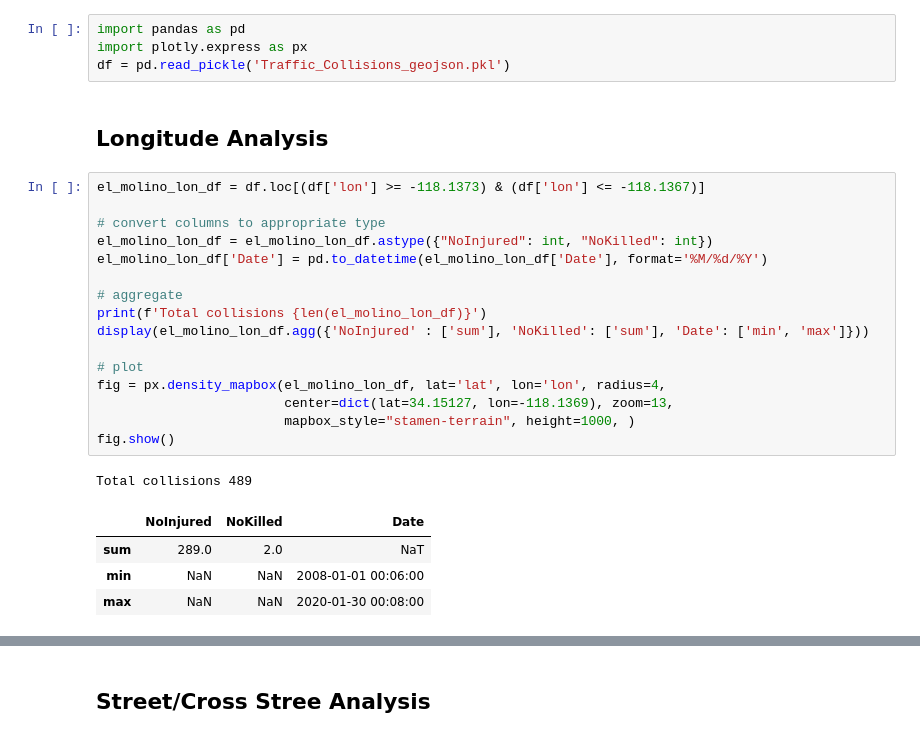
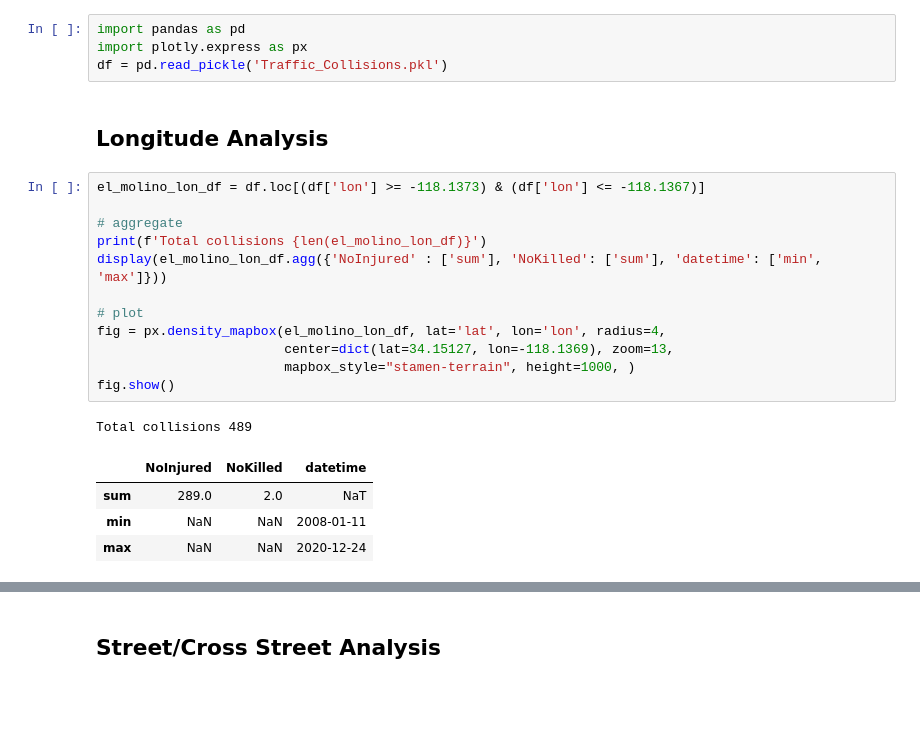
Before and after one commit to mstumbo/pasadena_crash_data, a Jupyter notebook: El_Molino_Traffic_Collision_Stats.ipynb, the cells around one changed output, grey strips where cells are left out. Saved outputs shown, nothing was run; the diff lists cells and outputs as text; blank space fills up the shorter version.

Commit message:
format traffic collision data
Updated pkl file to include properly type cast fields for
* NoInjured
* NoKilled
* PtyAtFault
* PartyAge1
* PartyAge2

```diff
--- a/El_Molino_Traffic_Collision_Stats.ipynb
+++ b/El_Molino_Traffic_Collision_Stats.ipynb
@@ -23,35 +23,31 @@ Street/Cross Street | 574 | 307 | 2
 # %%
 import pandas as pd
 import plotly.express as px
-df = pd.read_pickle('Traffic_Collisions_geojson.pkl')
+df = pd.read_pickle('Traffic_Collisions.pkl')
 # %% [markdown]
 ## Longitude Analysis
 # %%
 el_molino_lon_df = df.loc[(df['lon'] >= -118.1373) & (df['lon'] <= -118.1367)]
 
-# convert columns to appropriate type
-el_molino_lon_df = el_molino_lon_df.astype({"NoInjured": int, "NoKilled": int})
-el_molino_lon_df['Date'] = pd.to_datetime(el_molino_lon_df['Date'], format='%M/%d/%Y')
-
 # aggregate
 print(f'Total collisions {len(el_molino_lon_df)}')
-display(el_molino_lon_df.agg({'NoInjured' : ['sum'], 'NoKilled': ['sum'], 'Date': ['min', 'max']}))
+display(el_molino_lon_df.agg({'NoInjured' : ['sum'], 'NoKilled': ['sum'], 'datetime': ['min', 'max']}))
 
 # plot
 fig = px.density_mapbox(el_molino_lon_df, lat='lat', lon='lon', radius=4,
                         center=dict(lat=34.15127, lon=-118.1369), zoom=13,
                         mapbox_style="stamen-terrain", height=1000, )
 fig.show()
 # %% [output]
 Total collisions 489
-|  | NoInjured | NoKilled | Date |
+|  | NoInjured | NoKilled | datetime |
 | sum | 289.0 | 2.0 | NaT |
-| min | NaN | NaN | 2008-01-01 00:06:00 |
-| max | NaN | NaN | 2020-01-30 00:08:00 |
+| min | NaN | NaN | 2008-01-11 |
+| max | NaN | NaN | 2020-12-24 |
 [interactive output not drawn]
 [interactive output not drawn]
 # %% [markdown]
-## Street/Cross Stree Analysis
+## Street/Cross Street Analysis
 # %%
 el_molino_st_df = df.loc[(df['Street'] == 'EL MOLINO AVE') | (df['CrossSt'] == 'EL MOLINO AVE')]
 
```
Also changed, not shown: parts of 2 cells of this notebook, 3 other files.
